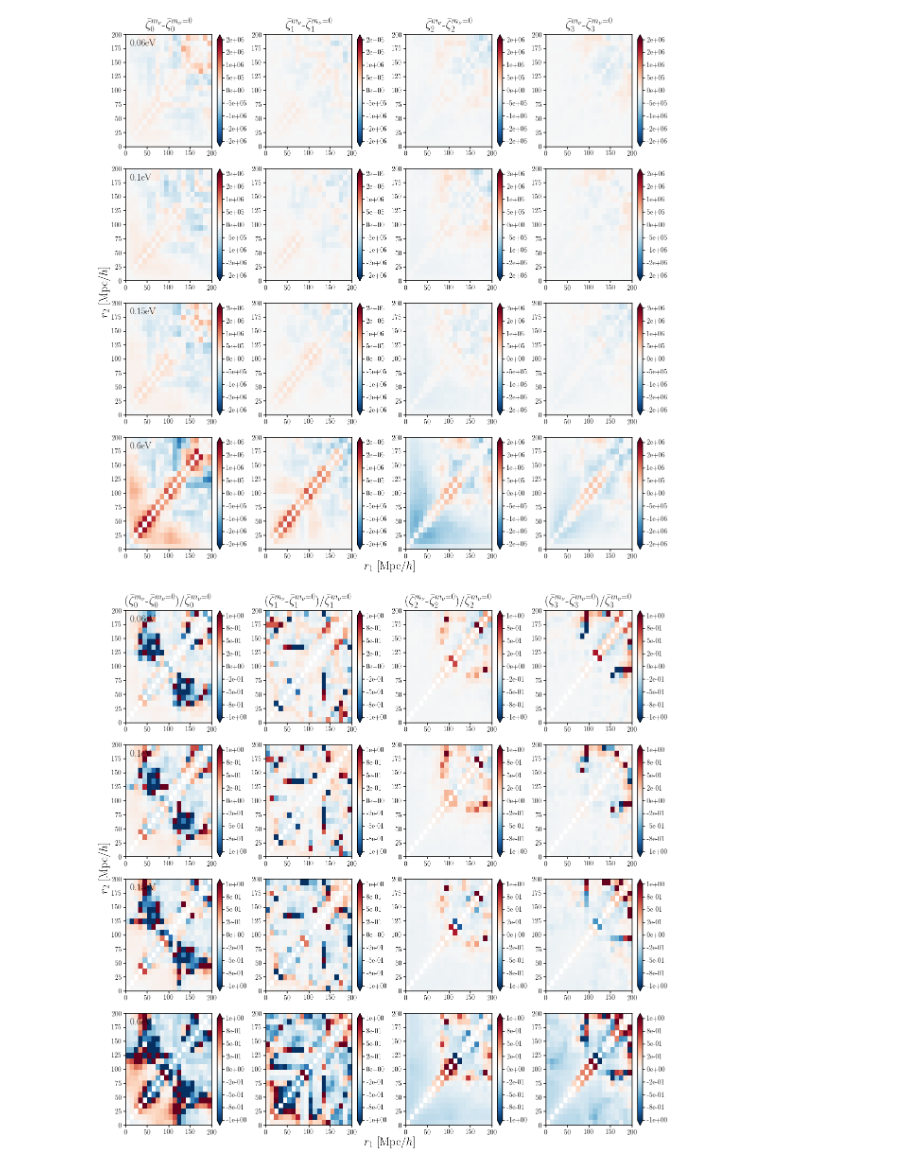
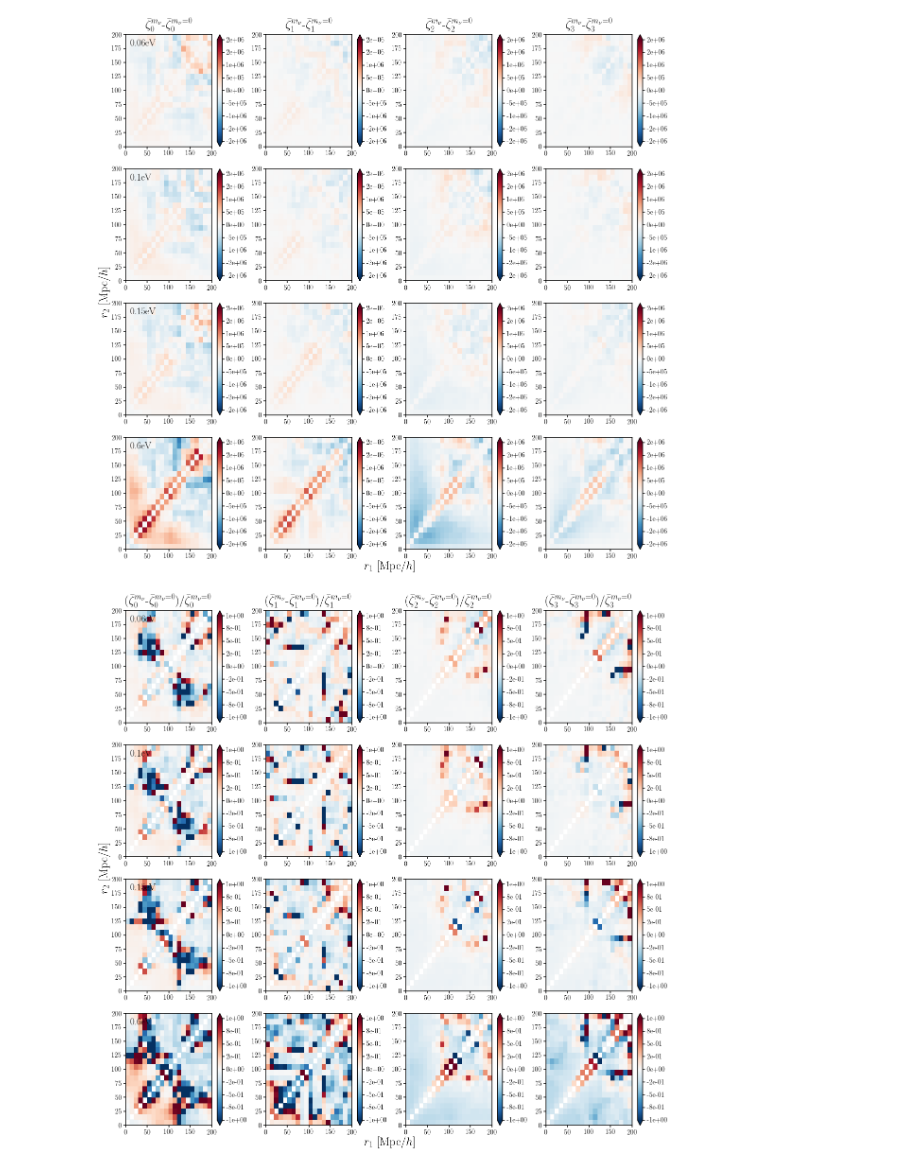
Before and after one commit to changhoonhahn/eMaNu, a Jupyter notebook: notebook/local_halo_3pcf.ipynb, the cells around one changed output. Saved outputs shown, nothing was run; the diff lists cells and outputs as text; code cells hidden in the pictures.

```diff
--- a/notebook/local_halo_3pcf.ipynb
+++ b/notebook/local_halo_3pcf.ipynb
@@ -38,7 +38,7 @@ class MidpointNormalize(colors.Normalize):
         x, y = [self.vmin, self.midpoint, self.vmax], [0, 0.5, 1]
         return np.ma.masked_array(np.interp(value, x, y), np.isnan(value))
 # %%
-def read3PCF(mneut, i, nzbin, i_dr=range(7), zspace=False, nside=20, nbin=20):
+def read3PCF(mneut, i, nzbin, i_dr=range(19), zspace=False, nside=20, nbin=20):
     tpcf_i = Obvs.threePCF_halo(mneut, i, nzbin, zspace=zspace, i_dr=i_dr, nside=nside, nbin=nbin)
 
     for ell in range(11):
@@ -128,8 +128,10 @@ fig.subplots_adjust(hspace=0.3, wspace=0.3)
+# %%
+mu_tpcf_mnu = [mu_tpcfs(mn) for mn in [0.0, 0.06, 0.1, 0.15, 0.6]]
 # %%
 fig = plt.figure(figsize=(20,25))
 bkgd = fig.add_subplot(111, frameon=False)
 for i_m, mn in enumerate([0.0, 0.06, 0.1, 0.15, 0.6]):
-    mu_tpcf = mu_tpcfs(mn)
+    mu_tpcf = mu_tpcf_mnu[i_m] #mu_tpcfs(mn)
     for ell in range(4):
         sub = fig.add_subplot(5,4,i_m*4+ell+1)
         if ell == 0: vlim = [-8e6, 8e6]
@@ -152,9 +154,9 @@ fig.subplots_adjust(hspace=0.2, wspace=0.3)
 # %%
 fig = plt.figure(figsize=(20,20))
 bkgd = fig.add_subplot(111, frameon=False)
-mu_tpcf0 = mu_tpcfs(0.0)
+mu_tpcf0 = mu_tpcf_mnu[0]
 for i_m, mn in enumerate([0.06, 0.1, 0.15, 0.6]):
-    mu_tpcf = mu_tpcfs(mn)
+    mu_tpcf = mu_tpcf_mnu[i_m+1]
     for ell in range(4):
         vlim = [-2e6, 2e6]
         sub = fig.add_subplot(4,4,i_m*4+ell+1)
@@ -175,23 +177,23 @@ fig.subplots_adjust(hspace=0.2, wspace=0.3)
 # %%
 fig = plt.figure(figsize=(20,20))
 bkgd = fig.add_subplot(111, frameon=False)
-mu_tpcf0 = mu_tpcfs(0.0)
+mu_tpcf0 = mu_tpcf_mnu[0]
 for i_m, mn in enumerate([0.06, 0.1, 0.15, 0.6]):
-    mu_tpcf = mu_tpcfs(mn)
+    mu_tpcf = mu_tpcf_mnu[i_m+1]
     for ell in range(4):
         vlim = [-1,1]#[-2e6, 2e6]
         sub = fig.add_subplot(4,4,i_m*4+ell+1)
         cont = sub.pcolormesh(np.linspace(0., 200., 21),
                               np.linspace(0., 200., 21),
                               (mu_tpcf[ell] - mu_tpcf0[ell])/mu_tpcf0[ell],
                               cmap='RdBu_r', vmin=vlim[0], vmax=vlim[1]) #norm=MidpointNormalize(midpoint=0.)) #, cmap='afmhot')
         plt.colorbar(cont, format='%.0e', extend='both')
         if i_m == 0: sub.set_title(r"$(\bar{\zeta}^{m_\nu}_"+str(ell)+r"$-$\bar{\zeta}^{m_\nu=0}_"+str(ell)+")$/"+r"$\bar{\zeta}^{m_\nu=0}_"+str(ell)+"$", fontsize=25)
         if ell == 0: sub.text(0.05, 0.9, str(mn)+'eV',
                               transform=sub.transAxes, fontsize=20)#, color='white')
 bkgd.tick_params(labelcolor='none', top=False, bottom=False, left=False, right=False)
 bkgd.set_xlabel(r'$r_1$ [Mpc/$h$]', fontsize=25)
 bkgd.set_ylabel(r'$r_2$ [Mpc/$h$]', fontsize=25)
 fig.subplots_adjust(hspace=0.2, wspace=0.3)
 # %% [output]
-[figure, old version]
+[figure, new version]
```
Also changed, not shown: parts of 3 cells of this notebook.
